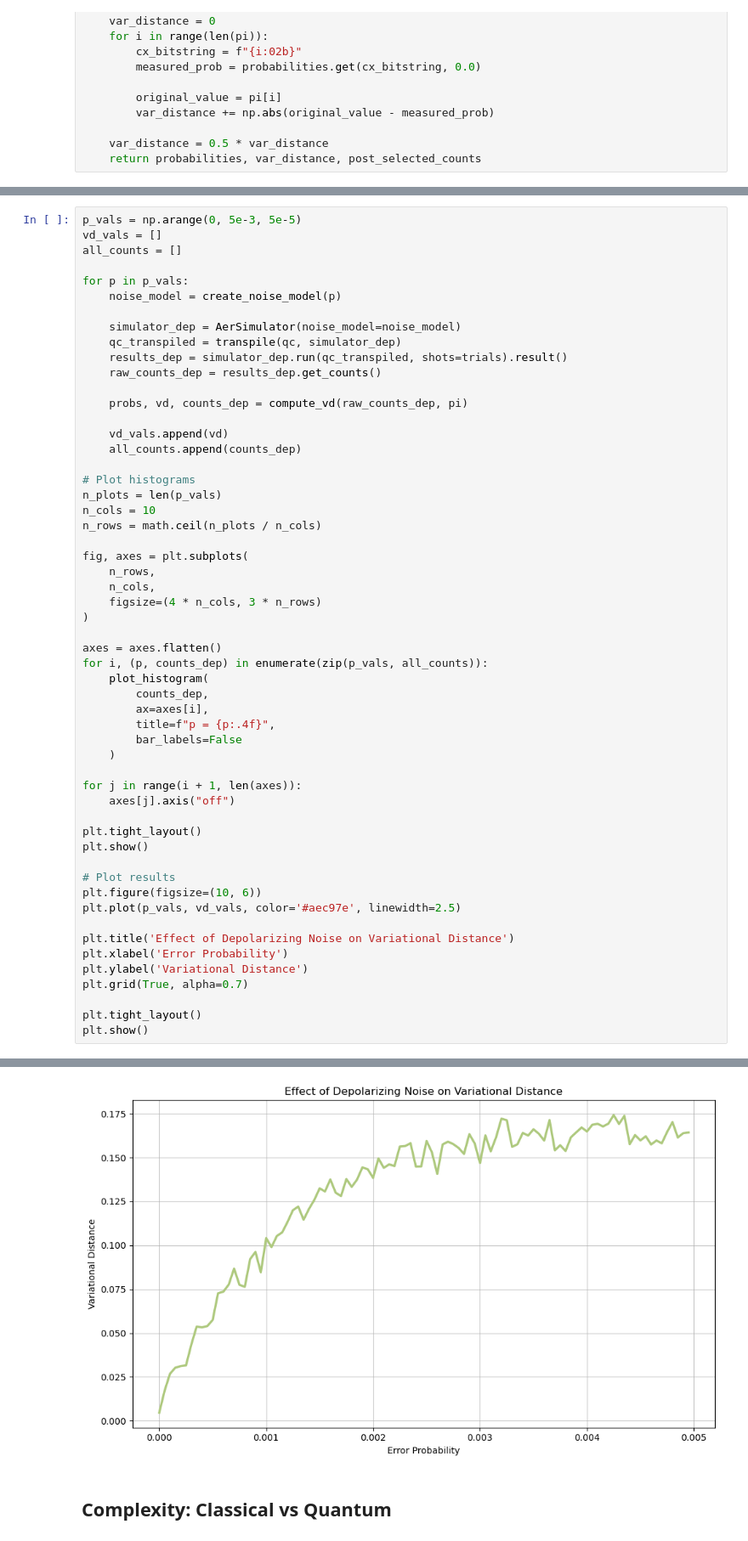
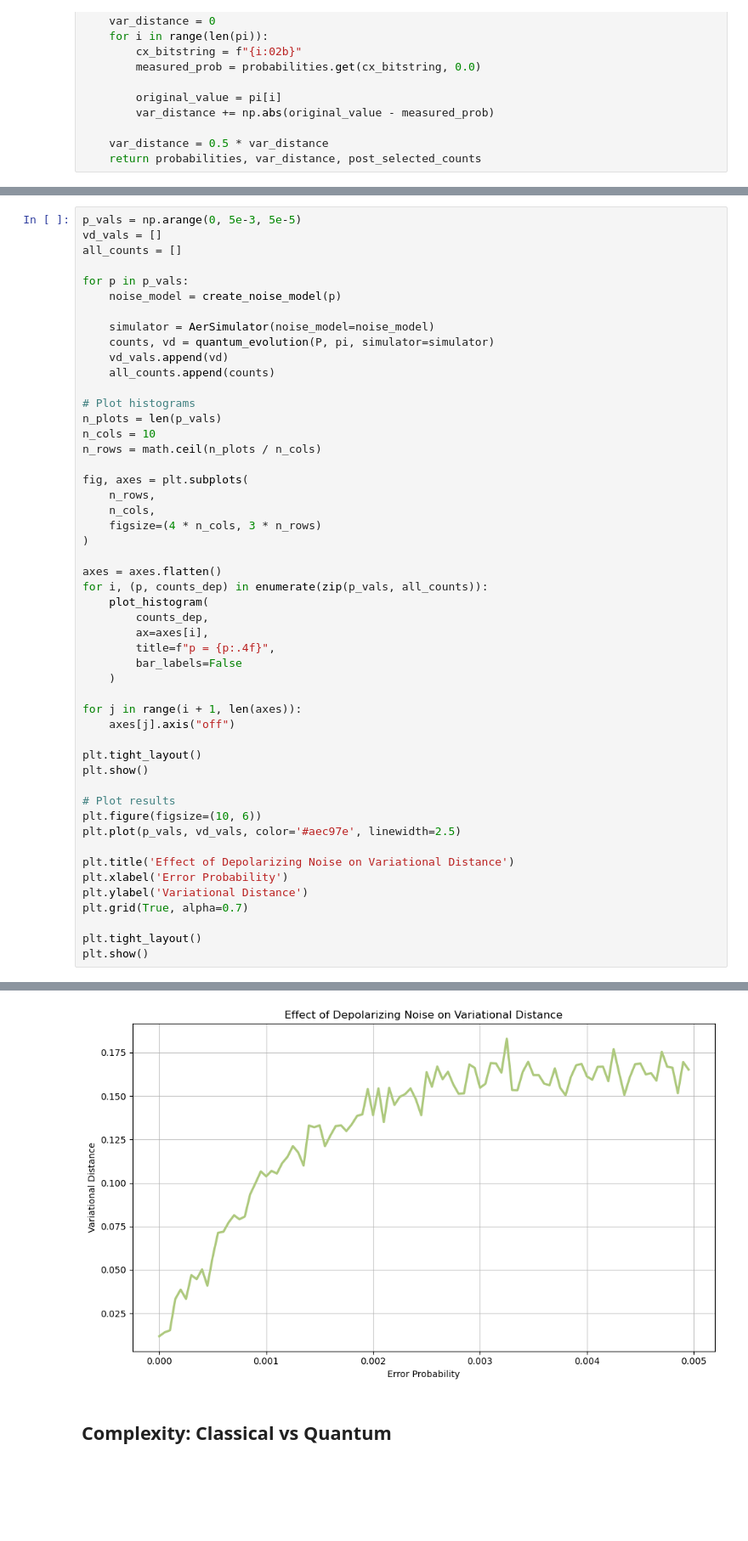
Before and after one commit to frafino/Quantum-Speedup-for-Nonreversible-Markov-Chains, a Jupyter notebook: 01_lazy_birthdeath_chain.ipynb, the cells around one changed output, grey strips where cells are left out. Shown at 85% size. Saved outputs shown, nothing was run; the diff lists cells and outputs as text; blank space fills up the shorter version.

```diff
--- a/01_lazy_birthdeath_chain.ipynb
+++ b/01_lazy_birthdeath_chain.ipynb
@@ -1120,15 +1253,10 @@ all_counts = []
 for p in p_vals:
     noise_model = create_noise_model(p)
 
-    simulator_dep = AerSimulator(noise_model=noise_model)
-    qc_transpiled = transpile(qc, simulator_dep)
-    results_dep = simulator_dep.run(qc_transpiled, shots=trials).result()
-    raw_counts_dep = results_dep.get_counts()
-
-    probs, vd, counts_dep = compute_vd(raw_counts_dep, pi)
-
+    simulator = AerSimulator(noise_model=noise_model)
+    counts, vd = quantum_evolution(P, pi, simulator=simulator)
     vd_vals.append(vd)
-    all_counts.append(counts_dep)
+    all_counts.append(counts)
 
 # Plot histograms
 n_plots = len(p_vals)
@@ -1172,4 +1300,4 @@ plt.show()
-[figure, old version]
+[figure, new version]
 # %% [markdown]
 ## Complexity: Classical vs Quantum
 # %%
```
Also changed, not shown: parts of 10 cells of this notebook, 1 other file.
